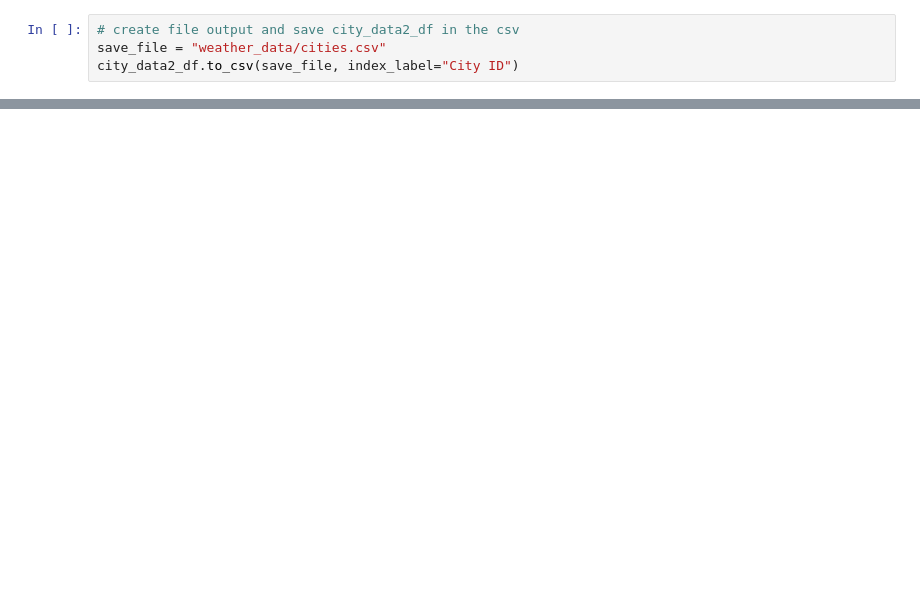
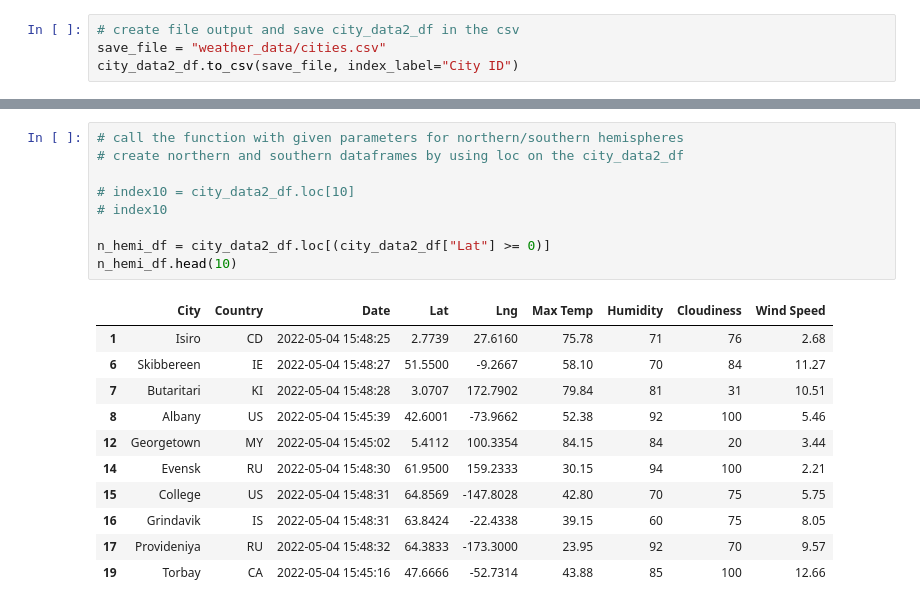
Before and after one commit to conorwhanson/World_Weather_Analysis, a Jupyter notebook: WeatherPy.ipynb, the cells around one changed output, grey strips where cells are left out. Drawn from its saved outputs; the diff is of its cells as text; blank space fills up the shorter version.

```diff
--- a/WeatherPy.ipynb
+++ b/WeatherPy.ipynb
@@ -254,0 +281,21 @@ plt.show()
+# %%
+# call the function with given parameters for northern/southern hemispheres
+# create northern and southern dataframes by using loc on the city_data2_df
+
+# index10 = city_data2_df.loc[10]
+# index10
+
+n_hemi_df = city_data2_df.loc[(city_data2_df["Lat"] >= 0)]
+n_hemi_df.head(10)
+# %% [output]
+|  | City | Country | Date | Lat | Lng | Max Temp | Humidity | Cloudiness | Wind Speed |
+| 1 | Isiro | CD | 2022-05-04 15:48:25 | 2.7739 | 27.6160 | 75.78 | 71 | 76 | 2.68 |
+| 6 | Skibbereen | IE | 2022-05-04 15:48:27 | 51.5500 | -9.2667 | 58.10 | 70 | 84 | 11.27 |
+| 7 | Butaritari | KI | 2022-05-04 15:48:28 | 3.0707 | 172.7902 | 79.84 | 81 | 31 | 10.51 |
+| 8 | Albany | US | 2022-05-04 15:45:39 | 42.6001 | -73.9662 | 52.38 | 92 | 100 | 5.46 |
+| 12 | Georgetown | MY | 2022-05-04 15:45:02 | 5.4112 | 100.3354 | 84.15 | 84 | 20 | 3.44 |
+| 14 | Evensk | RU | 2022-05-04 15:48:30 | 61.9500 | 159.2333 | 30.15 | 94 | 100 | 2.21 |
+| 15 | College | US | 2022-05-04 15:48:31 | 64.8569 | -147.8028 | 42.80 | 70 | 75 | 5.75 |
+| 16 | Grindavik | IS | 2022-05-04 15:48:31 | 63.8424 | -22.4338 | 39.15 | 60 | 75 | 8.05 |
+| 17 | Provideniya | RU | 2022-05-04 15:48:32 | 64.3833 | -173.3000 | 23.95 | 92 | 70 | 9.57 |
+| 19 | Torbay | CA | 2022-05-04 15:45:16 | 47.6666 | -52.7314 | 43.88 | 85 | 100 | 12.66 |
```
Also changed, not shown: parts of 14 cells of this notebook, 6 other files.
